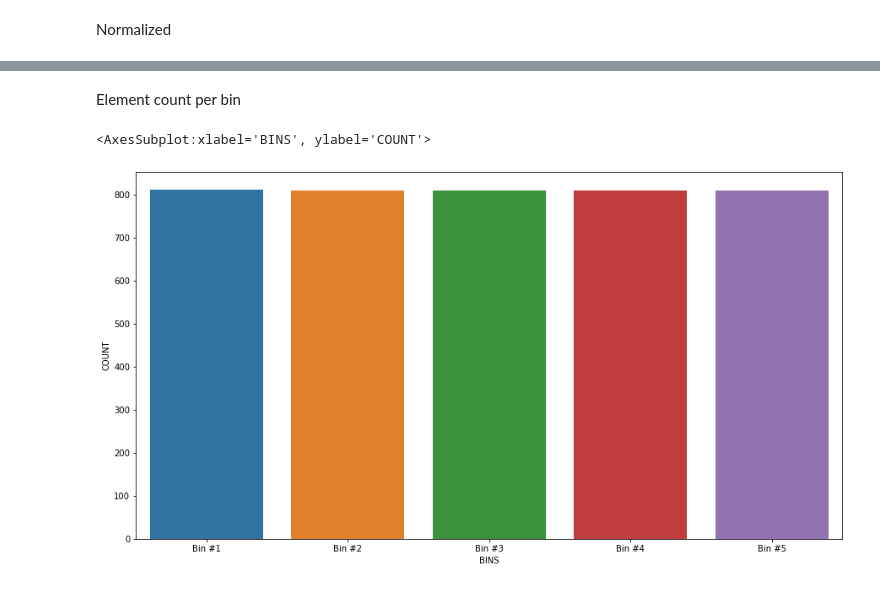
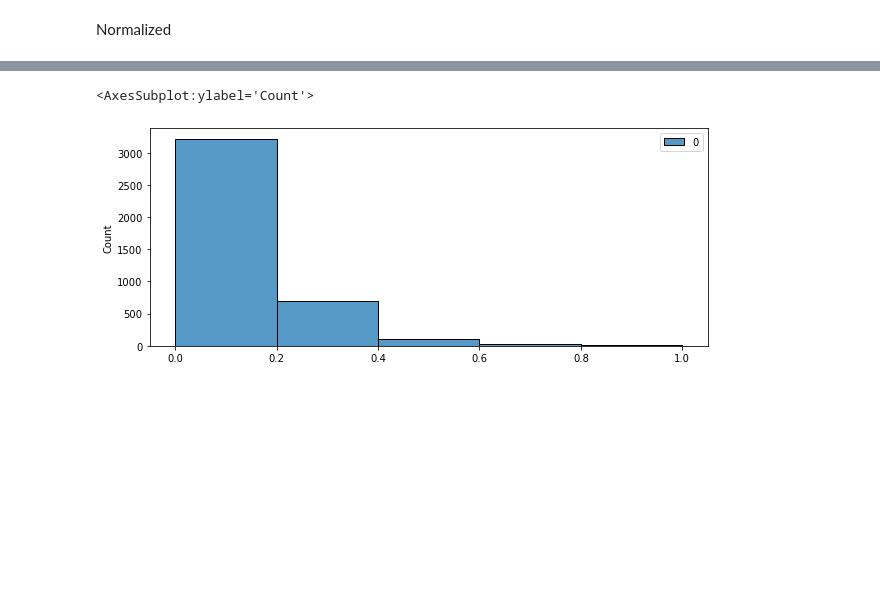
Before and after one commit to tontan2545/Big-Data-and-Artificial-Intelligence, a Jupyter notebook: W2_Preprocessing/HW2_Housing_Survey.ipynb, the cells around one changed output, grey strips where cells are left out. Drawn from its saved outputs; the diff is of its cells as text; code cells hidden in the pictures; blank space fills up the shorter version.

```diff
--- a/W2_Preprocessing/HW2_Housing_Survey.ipynb
+++ b/W2_Preprocessing/HW2_Housing_Survey.ipynb
@@ -147,9 +85,8 @@ for i in range(n_bin):
-# %% [markdown]
-Element count per bin
-# %%
-df_count = pd.DataFrame(map(lambda df: df.shape[0], df_bins), columns=["COUNT"])
-df_count["BINS"] = [f"Bin #{i+1}" for i in range(n_bin)]
-sns.barplot(x=df_count.BINS, y=df_count.COUNT)
-# %% [output]
-<AxesSubplot:xlabel='BINS', ylabel='COUNT'>
-[figure, removed]
+# %%
+fin_income = housing_df.FINCP
+scaler = MinMaxScaler()
+fin_norm = scaler.fit_transform(housing_df["FINCP"].values.reshape(-1,1))
+sns.histplot(fin_norm, bins=5)
+# %% [output]
+<AxesSubplot:ylabel='Count'>
+[figure, added]
```
Also changed, not shown: parts of 15 cells of this notebook.
